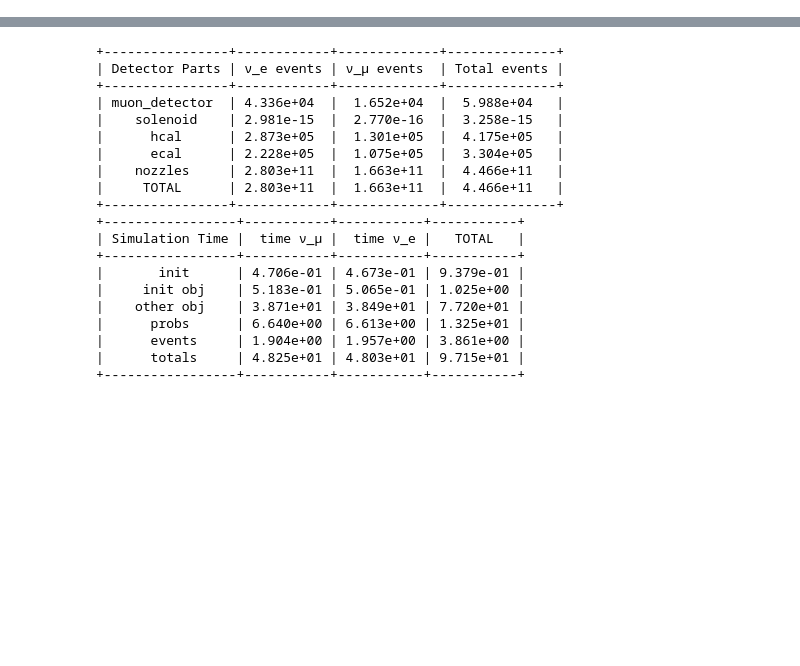
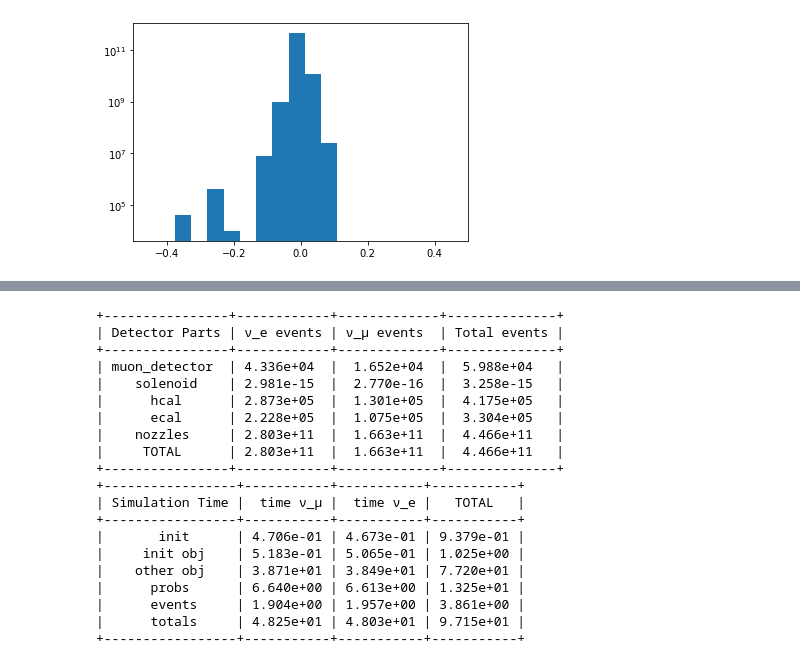
Before and after one commit to mhostert/BIN_MC, a Jupyter notebook: sims.ipynb, the cells around one changed output, grey strips where cells are left out. Drawn from its saved outputs; the diff is of its cells as text; code cells hidden in the pictures; blank space fills up the shorter version.

```diff
--- a/sims.ipynb
+++ b/sims.ipynb
@@ -7,2 +11,2 @@ from nuflux.detgeo import SimulateDecays, SimulateDetector, che
 # %%
-cc = SimulateDecays('mutristan_large', N_evals = 1e5)
+cc = SimulateDecays('mutristan_small', N_evals = 1e5)
@@ -96,0 +80,5 @@ mucol_s1
+# %%
+Lc_factor = 0
+geom = "approximate_muon_detector_2"
+particle = 'both'
+sim,sim2 = SimulateDetector(cc, Lc_factor, geom, particle).run()
@@ -97,3 +103,13 @@ mucol_s1
+# %%
+arrx = np.concatenate((sim.arrx, sim2.arrx))
+arry = np.concatenate((sim.arry, sim2.arry))
+arrw = np.concatenate((sim.w, sim2.w))
+phi = np.arctan(arrx/arry)
+plt.hist(phi, weights = arrw)
+plt.xlim(-0.5, 0.5)
+plt.yscale('log')
+# %% [output]
+[figure, added]
 # %%
 import pickle
 with open('mutristan_small.pkl', 'rb') as f:
```
Also changed, not shown: parts of 26 cells of this notebook, 5 other files.
